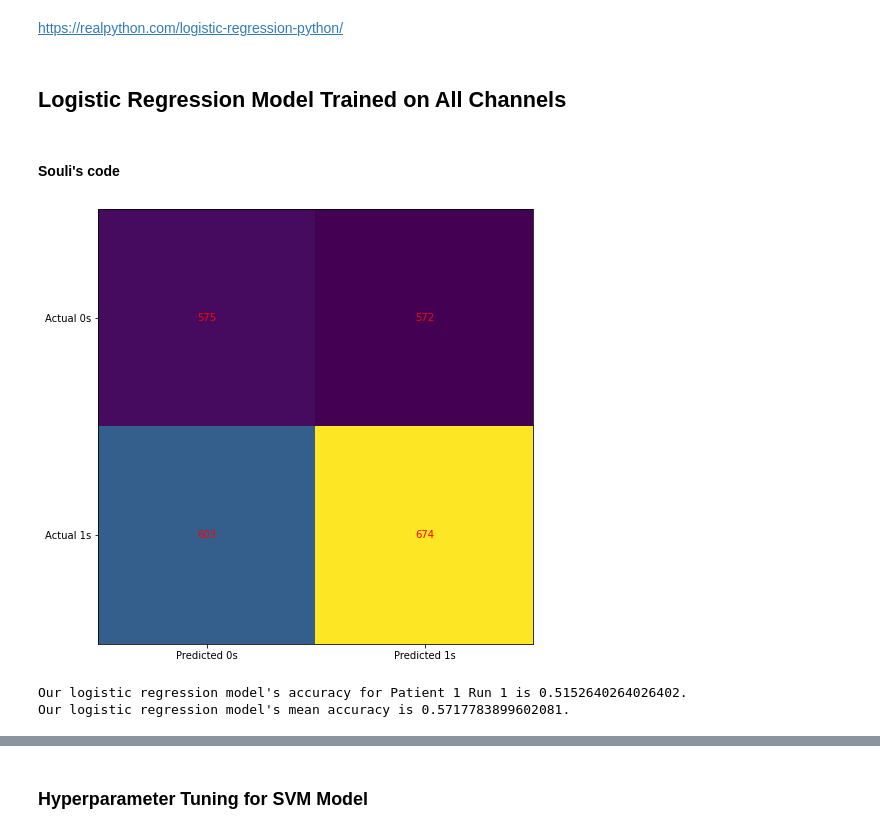
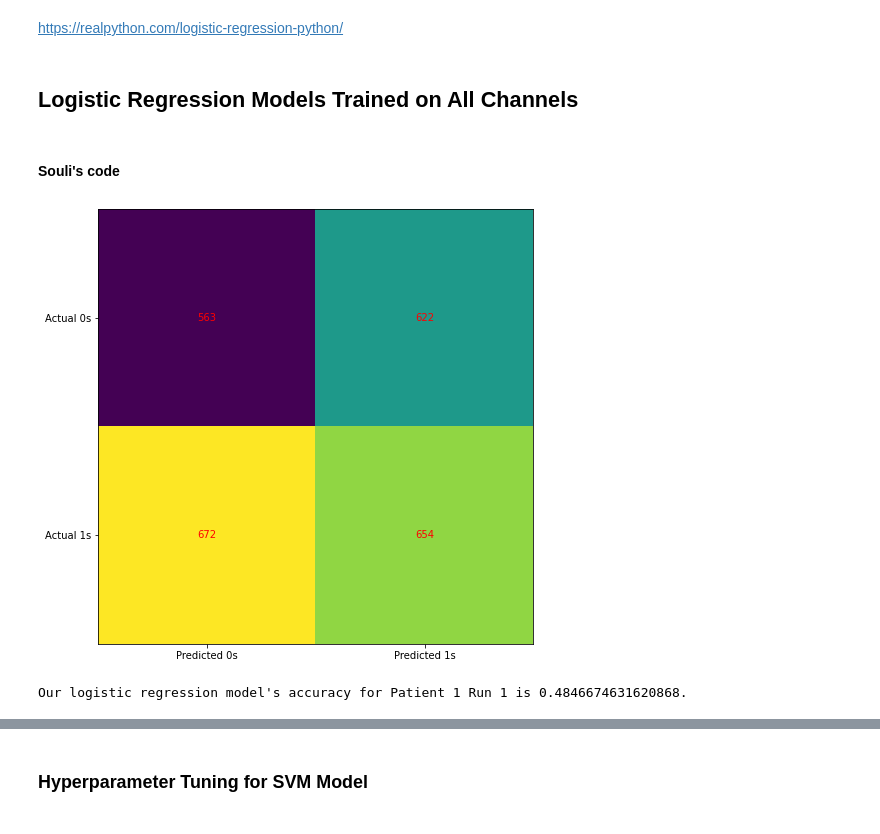
Before and after one commit to 18alia/175-Project, a Jupyter notebook: Project Setup-Ahmed-Updated.ipynb, the cells around one changed output, grey strips where cells are left out. Saved outputs shown, nothing was run; the diff lists cells and outputs as text; code cells hidden in the pictures.

```diff
--- a/Project Setup-Ahmed-Updated.ipynb
+++ b/Project Setup-Ahmed-Updated.ipynb
@@ -927,7 +913,7 @@ We observe that there is no effect of varying C value on the model's ability to
 # %% [markdown]
 https://realpython.com/logistic-regression-python/
 # %% [markdown]
-## Logistic Regression Model Trained on All Channels
+## Logistic Regression Models Trained on All Channels
 # %% [markdown]
 #### Souli's code
 # %%
@@ -946,38 +932,35 @@ for train_index, test_index in kf.split(filt_right_left_data.T):
     CV_predicted_Y_array_reg.append(reg.predict(X_test))
 
 Y_test_total_reg=[]
 
 for i in range(len(Y_test_array_reg)):
     for s in range(len(Y_test_array_reg[i])):
         Y_test_total_reg.append(Y_test_array_reg[i][s])
 
 CV_predicted_Y_total_reg=[]
 
 for i in range(len(CV_predicted_Y_array_reg)):
     for s in range(len(CV_predicted_Y_array_reg[i])):
         CV_predicted_Y_total_reg.append(CV_predicted_Y_array_reg[i][s])
 
 #Confusion Matrix
 cm = confusion_matrix(Y_test_total_reg,CV_predicted_Y_total_reg)
 
 fig, ax = plt.subplots(figsize=(8, 8))
 ax.imshow(cm)
 ax.grid(False)
 ax.xaxis.set(ticks=(0, 1), ticklabels=('Predicted 0s', 'Predicted 1s'))
 ax.yaxis.set(ticks=(0, 1), ticklabels=('Actual 0s', 'Actual 1s'))
 ax.set_ylim(1.5, -0.5)
 for i in range(2):
     for j in range(2):
         ax.text(j, i, cm[i, j], ha='center', va='center', color='red')
 plt.show()
 
 print("Our logistic regression model's accuracy for Patient 1 Run 1 is " + str(accuracy_score(Y_test_total_reg,CV_predicted_Y_total_reg)) + ".")
-CV_accuracy_reg=cross_val_score(SVC(kernel='rbf'), filt_right_left_data.T, filt_right_left_labels, cv=10).mean()
-print("Our logistic regression model's mean accuracy is " + str(CV_accuracy_reg) + ".")
 # %% [output]
-[figure, old version]
+[figure, new version]
-Our logistic regression model's accuracy for Patient 1 Run 1 is 0.5152640264026402.
-Our logistic regression model's mean accuracy is 0.5717783899602081.
+Our logistic regression model's accuracy for Patient 1 Run 1 is 0.4846674631620868.
 # %%
 #Patient 1 Run 1- HbO Only
 #10-Fold Cross Validation
```
Also changed, not shown: parts of 87 cells of this notebook.
